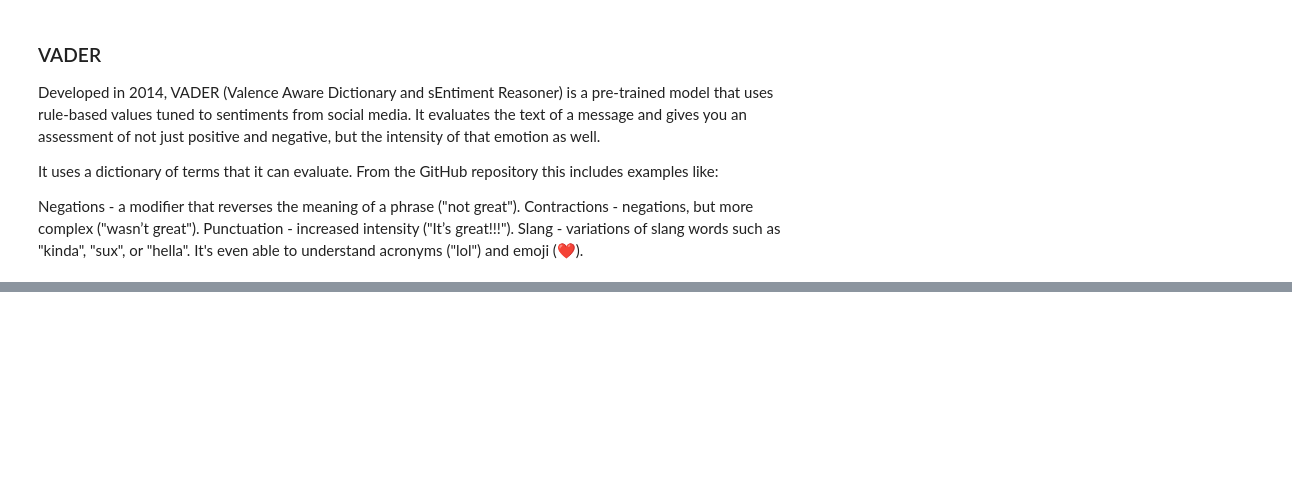
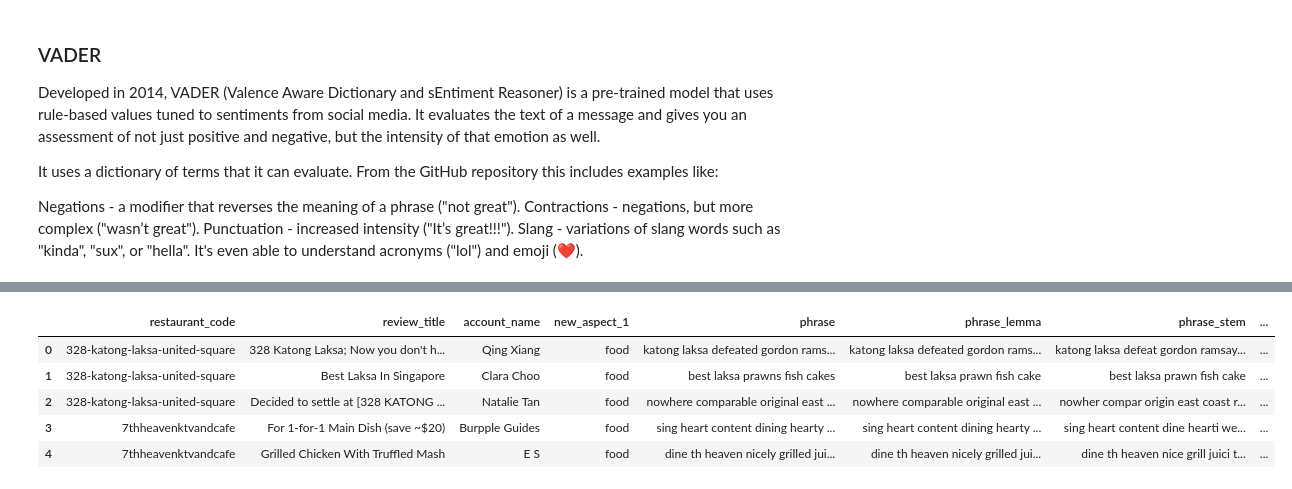
Before and after one commit to ValaryLim/bt4222-burpple-reviews, a Jupyter notebook: modelling/SentimentAnalysis_VADER.ipynb, the cells around one changed output, grey strips where cells are left out. Saved outputs shown, nothing was run; the diff lists cells and outputs as text; code cells hidden in the pictures; blank space fills up the shorter version.

Commit message:
Update VADER model

```diff
--- a/modelling/SentimentAnalysis_VADER.ipynb
+++ b/modelling/SentimentAnalysis_VADER.ipynb
@@ -2,7 +2,10 @@
 import pandas as pd
 import numpy as np
 # %%
-train = pd.read_csv("train_newpreproc.csv",index_col=0)
-val = pd.read_csv("val_newpreproc.csv",index_col=0)
-test = pd.read_csv("test_newpreproc.csv",index_col=0)
-train.head()
+#train = pd.read_csv("train_newpreproc.csv",index_col=0)
+#val = pd.read_csv("val_newpreproc.csv",index_col=0)
+#test = pd.read_csv("test_newpreproc.csv",index_col=0)
+train = pd.read_csv("train_oldpreproc.csv",index_col=0)
+val = pd.read_csv("val_oldpreproc.csv",index_col=0)
+test = pd.read_csv("test_oldpreproc.csv",index_col=0)
+trainval = pd.concat([train,val],axis=0)
@@ -25,3 +21,9 @@ Contractions - negations, but more complex ("wasn’t great").
 Punctuation - increased intensity ("It’s great!!!").
 Slang - variations of slang words such as "kinda", "sux", or "hella".
 It's even able to understand acronyms ("lol") and emoji (❤).
+# %%
+import nltk
+nltk.download('vader_lexicon')
+from nltk.sentiment.vader import SentimentIntensityAnalyzer
+
+sid = SentimentIntensityAnalyzer()
@@ -27,0 +34,11 @@ It's even able to understand acronyms ("lol") and emoji (❤).
+# %%
+trainval["polarity_scores"] = trainval.phrase.map(lambda phrase : sid.polarity_scores(phrase))
+test["polarity_scores"] = test.phrase.map(lambda phrase : sid.polarity_scores(phrase))
+test.head()
+# %% [output]
+|  | restaurant_code | review_title | account_name | new_aspect_1 | phrase | phrase_lemma | phrase_stem | ... |
+| 0 | 328-katong-laksa-united-square | 328 Katong Laksa; Now you don't h... | Qing Xiang | food | katong laksa defeated gordon rams... | katong laksa defeated gordon rams... | katong laksa defeat gordon ramsay... | ... |
+| 1 | 328-katong-laksa-united-square | Best Laksa In Singapore | Clara Choo | food | best laksa prawns fish cakes | best laksa prawn fish cake | best laksa prawn fish cake | ... |
+| 2 | 328-katong-laksa-united-square | Decided to settle at [328 KATONG ... | Natalie Tan | food | nowhere comparable original east ... | nowhere comparable original east ... | nowher compar origin east coast r... | ... |
+| 3 | 7thheavenktvandcafe | For 1-for-1 Main Dish (save ~$20) | Burpple Guides | food | sing heart content dining hearty ... | sing heart content dining hearty ... | sing heart content dine hearti we... | ... |
+| 4 | 7thheavenktvandcafe | Grilled Chicken With Truffled Mash | E S | food | dine th heaven nicely grilled jui... | dine th heaven nicely grilled jui... | dine th heaven nice grill juici t... | ... |
```
Also changed, not shown: parts of 19 cells of this notebook.
